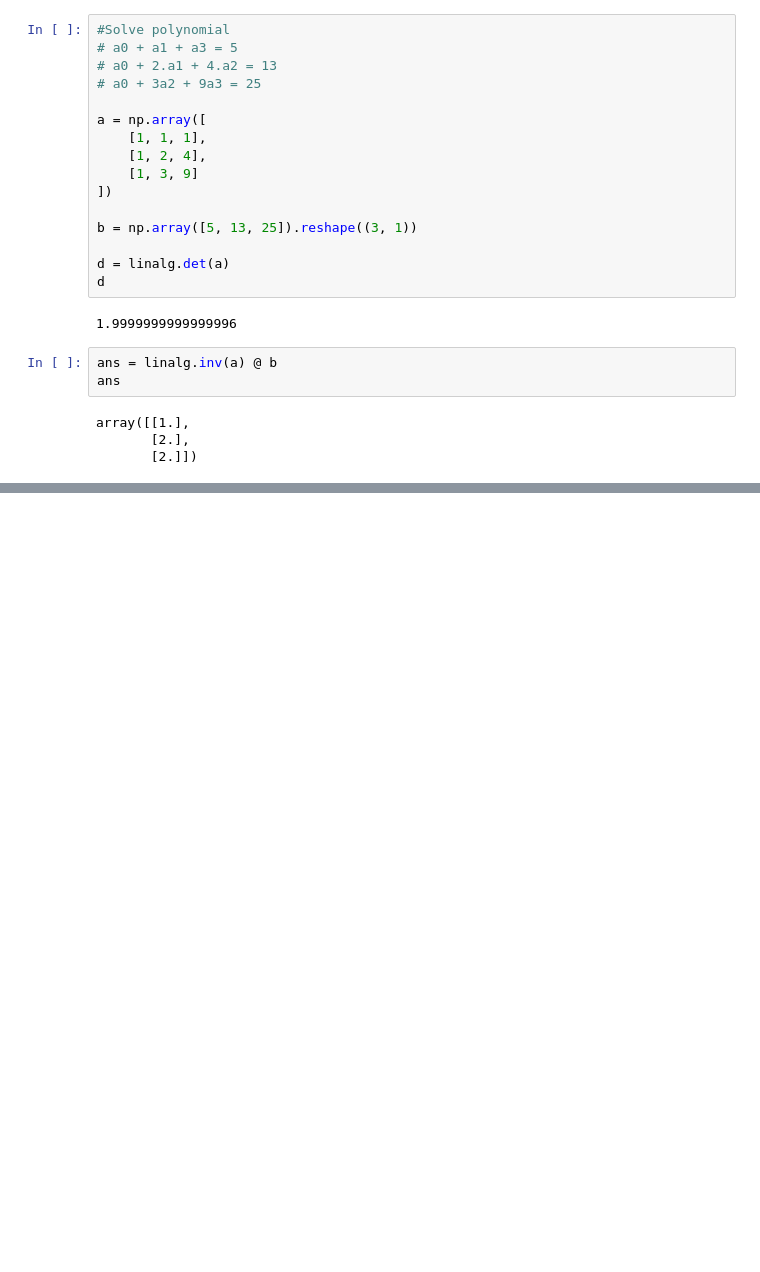
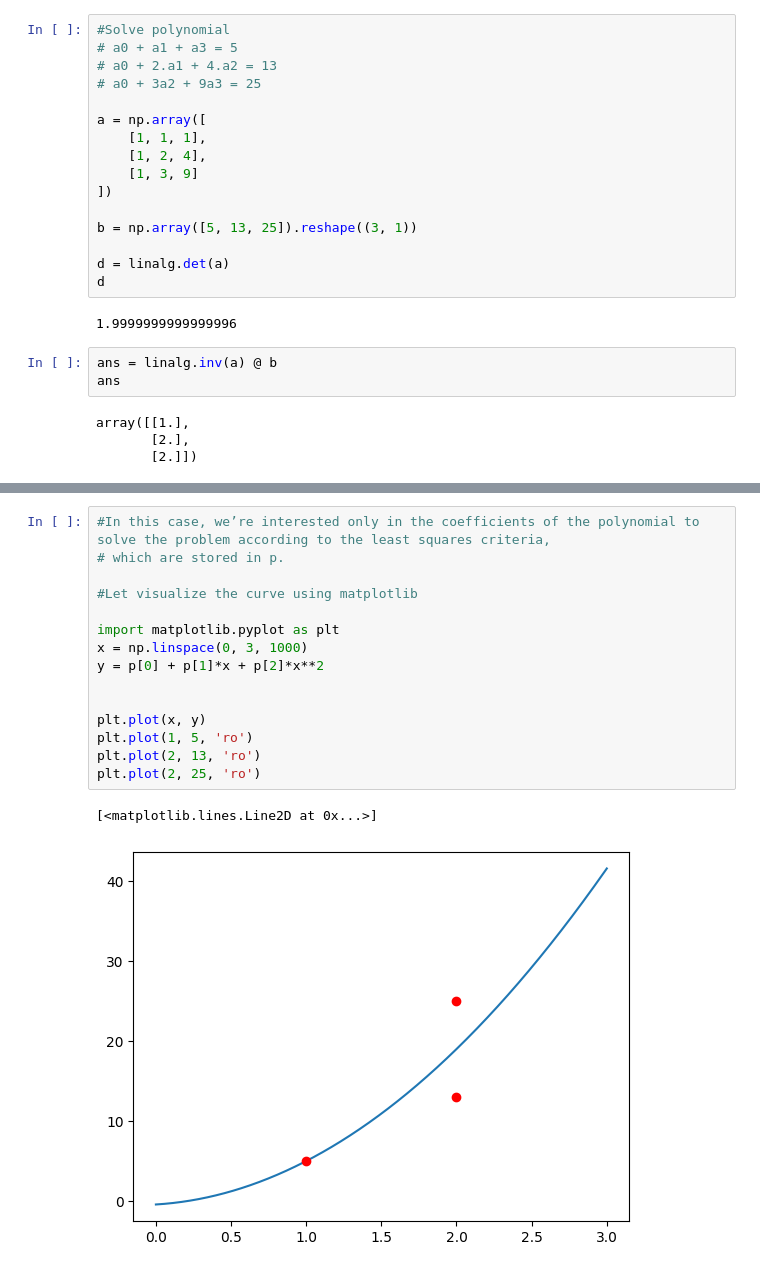
Before and after one commit to biswasbijoy/Linear_algebra, a Jupyter notebook: scipy_linalg.ipynb, the cells around one changed output, grey strips where cells are left out. Cells and saved outputs as stored; diff of their text form; blank space fills up the shorter version.

```diff
--- a/scipy_linalg.ipynb
+++ b/scipy_linalg.ipynb
@@ -109,0 +147,18 @@ array([[1.],
+# %%
+#In this case, we’re interested only in the coefficients of the polynomial to solve the problem according to the least squares criteria,
+# which are stored in p.
+
+#Let visualize the curve using matplotlib
+
+import matplotlib.pyplot as plt
+x = np.linspace(0, 3, 1000)
+y = p[0] + p[1]*x + p[2]*x**2
+
+
+plt.plot(x, y)
+plt.plot(1, 5, 'ro')
+plt.plot(2, 13, 'ro')
+plt.plot(2, 25, 'ro')
+# %% [output]
+[<matplotlib.lines.Line2D at 0x...>]
+[figure, added]
```
Also changed, not shown: parts of 18 cells of this notebook.
